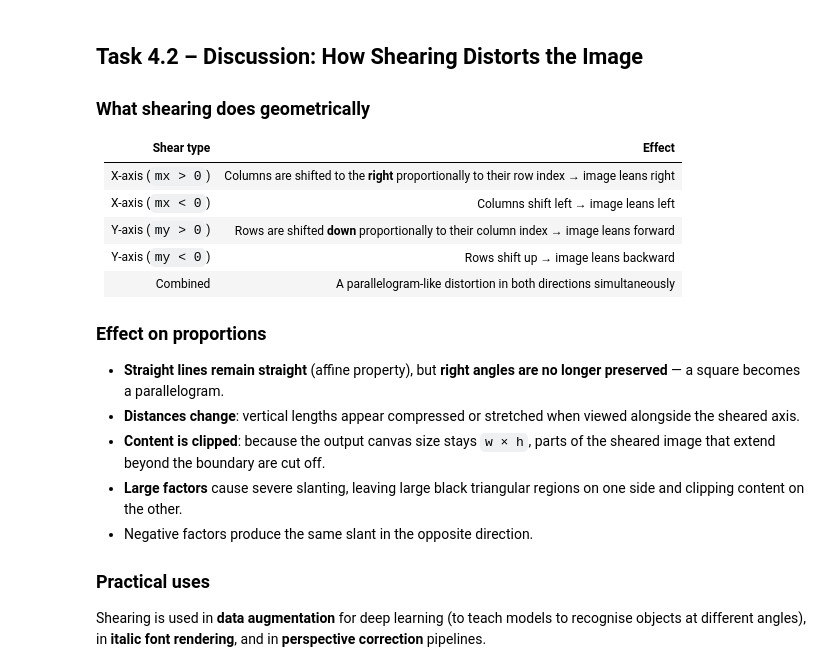
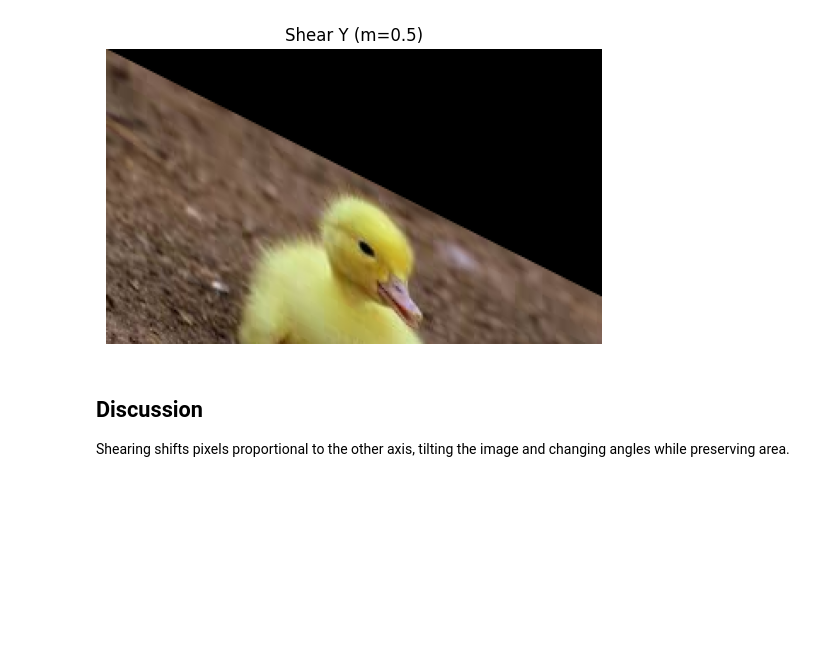
Before and after one commit to islomovic/DIP_labs, a Jupyter notebook: week-3_lab-2/task-4.ipynb, the cells around one changed output. Drawn from its saved outputs; the diff is of its cells as text; code cells hidden in the pictures; blank space fills up the shorter version.

```diff
--- a/week-3_lab-2/task-4.ipynb
+++ b/week-3_lab-2/task-4.ipynb
@@ -102,23 +21,14 @@ plt.show()
-# %% [markdown]
-## Task 4.2 – Discussion: How Shearing Distorts the Image
-
-### What shearing does geometrically
-
-| Shear type | Effect |
-|------------|--------|
-| X-axis (`mx > 0`) | Columns are shifted to the **right** proportionally to their row index → image leans right |
-| X-axis (`mx < 0`) | Columns shift left → image leans left |
-| Y-axis (`my > 0`) | Rows are shifted **down** proportionally to their column index → image leans forward |
-| Y-axis (`my < 0`) | Rows shift up → image leans backward |
-| Combined | A parallelogram-like distortion in both directions simultaneously |
-
-### Effect on proportions
-
-- **Straight lines remain straight** (affine property), but **right angles are no longer preserved** — a square becomes a parallelogram.
-- **Distances change**: vertical lengths appear compressed or stretched when viewed alongside the sheared axis.
-- **Content is clipped**: because the output canvas size stays `w × h`, parts of the sheared image that extend beyond the boundary are cut off.
-- **Large factors** cause severe slanting, leaving large black triangular regions on one side and clipping content on the other.
-- Negative factors produce the same slant in the opposite direction.
-
-### Practical uses
-Shearing is used in **data augmentation** for deep learning (to teach models to recognise objects at different angles), in **italic font rendering**, and in **perspective correction** pipelines.
+# %%
+my = 0.5
+shear_y = np.float32([[1,0,0],[my,1,0]])
+sheared_y = cv2.warpAffine(image, shear_y, (w,h))
+
+plt.imshow(cv2.cvtColor(sheared_y, cv2.COLOR_BGR2RGB))
+plt.title(f"Shear Y (m={my})")
+plt.axis("off")
+plt.show()
+# %% [output]
+[figure, added]
+# %% [markdown]
+## Discussion
+Shearing shifts pixels proportional to the other axis, tilting the image and changing angles while preserving area.
```
Also changed, not shown: parts of 11 cells of this notebook, 2 other files.
